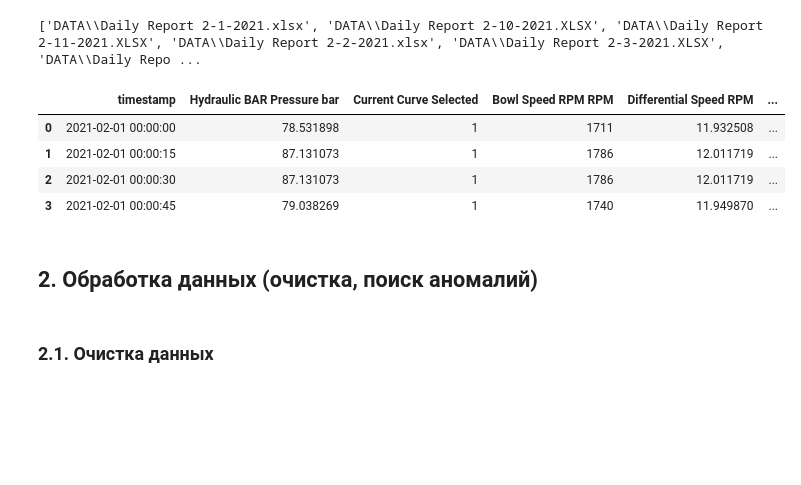
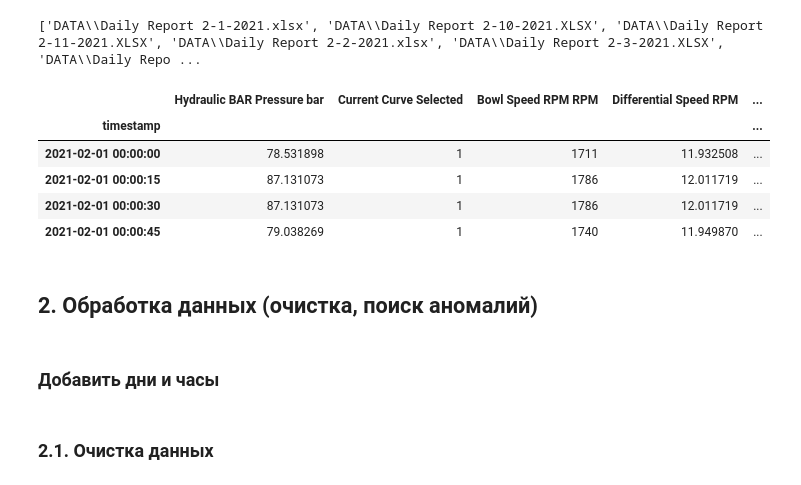
Before and after one commit to Randyrofed/Smart_Diagnosis, a Jupyter notebook: Smart_diagnosis.ipynb, the cells around one changed output. Drawn from its saved outputs; the diff is of its cells as text; code cells hidden in the pictures; blank space fills up the shorter version.

Commit message:
0.06
Timestamp сделан индексом

```diff
--- a/Smart_diagnosis.ipynb
+++ b/Smart_diagnosis.ipynb
@@ -19,26 +22,30 @@ print(file_list)
 # %%
 excl_list = []
 for file in file_list:
     df = pd.read_excel(file, sheet_name='Daily', usecols="A:R", skiprows=0,nrows=5760, header = 0)
     df = pd.DataFrame(df) #преобразование в датафрейм
     df[["Date","Time"]]=df[["Date","Time"]].astype(str) #присвоение строкам типа "строка"
     df['timestamp']=pd.to_datetime(df.Date + ' ' + df.Time) #создание колонки с типом данных datetime
     df_changed=df #создание нового датафрейма
     df_changed.drop(['Date','Time'], inplace=True, axis=1) #убрать колонки Date and Time
     titles=list(df_changed.columns)
     titles[0],titles[16]=titles[16],titles[0] # смена порядка колонок
     df_changed=df_changed[titles]
     excl_list.append(df_changed)#добавляем новый элементв в конец
 excl_merged = pd.concat(excl_list, axis=0, ignore_index=False) #конкатенация всех листов
 excl_merged.sort_values(by='timestamp', inplace=True) #сортировка по timeseries в порядке возрастания
+excl_merged.set_index('timestamp', inplace=True) # set column 'date' to index
 excl_merged.head(4)
 # %% [output]
-|  | timestamp | Hydraulic BAR Pressure bar | Current Curve Selected | Bowl Speed RPM RPM | Differential Speed RPM | ... |
-| 0 | 2021-02-01 00:00:00 | 78.531898 | 1 | 1711 | 11.932508 | ... |
-| 1 | 2021-02-01 00:00:15 | 87.131073 | 1 | 1786 | 12.011719 | ... |
-| 2 | 2021-02-01 00:00:30 | 87.131073 | 1 | 1786 | 12.011719 | ... |
-| 3 | 2021-02-01 00:00:45 | 79.038269 | 1 | 1740 | 11.949870 | ... |
+|  | Hydraulic BAR Pressure bar | Current Curve Selected | Bowl Speed RPM RPM | Differential Speed RPM | ... |
+| timestamp |  |  |  |  | ... |
+| 2021-02-01 00:00:00 | 78.531898 | 1 | 1711 | 11.932508 | ... |
+| 2021-02-01 00:00:15 | 87.131073 | 1 | 1786 | 12.011719 | ... |
+| 2021-02-01 00:00:30 | 87.131073 | 1 | 1786 | 12.011719 | ... |
+| 2021-02-01 00:00:45 | 79.038269 | 1 | 1740 | 11.949870 | ... |
 # %%
 excl_merged.to_excel('DATA_EXPORT/Total.xlsx', index = False)
 # %% [markdown]
 ## 2. Обработка данных (очистка, поиск аномалий)
+# %% [markdown]
+### Добавить дни и часы
```
Also changed, not shown: parts of 20 cells of this notebook, 1 other file.
